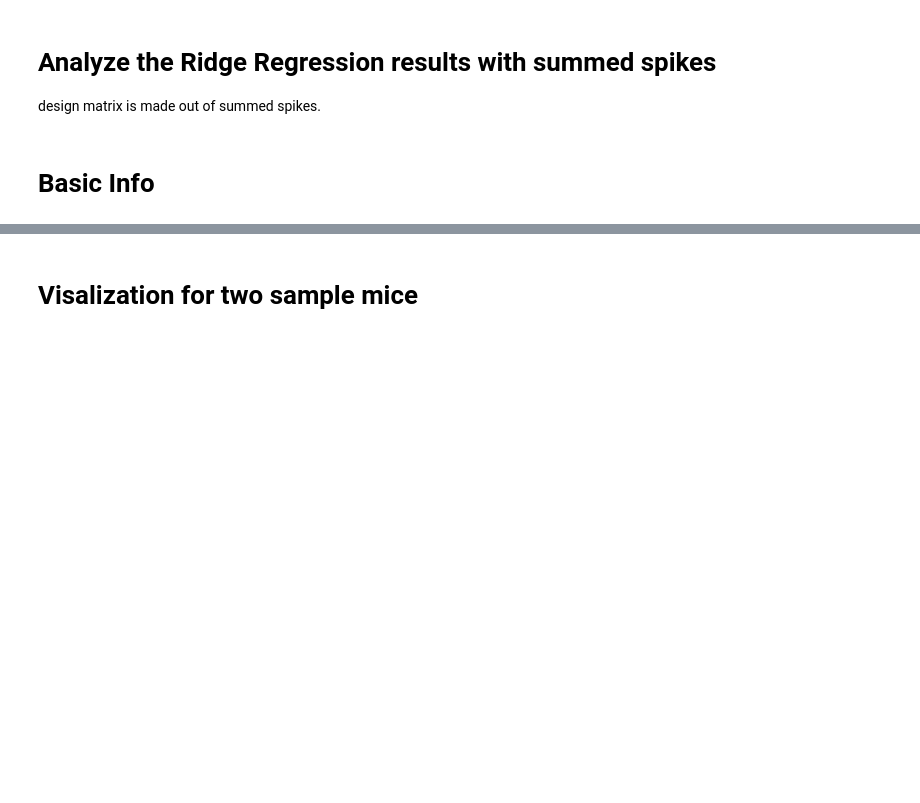
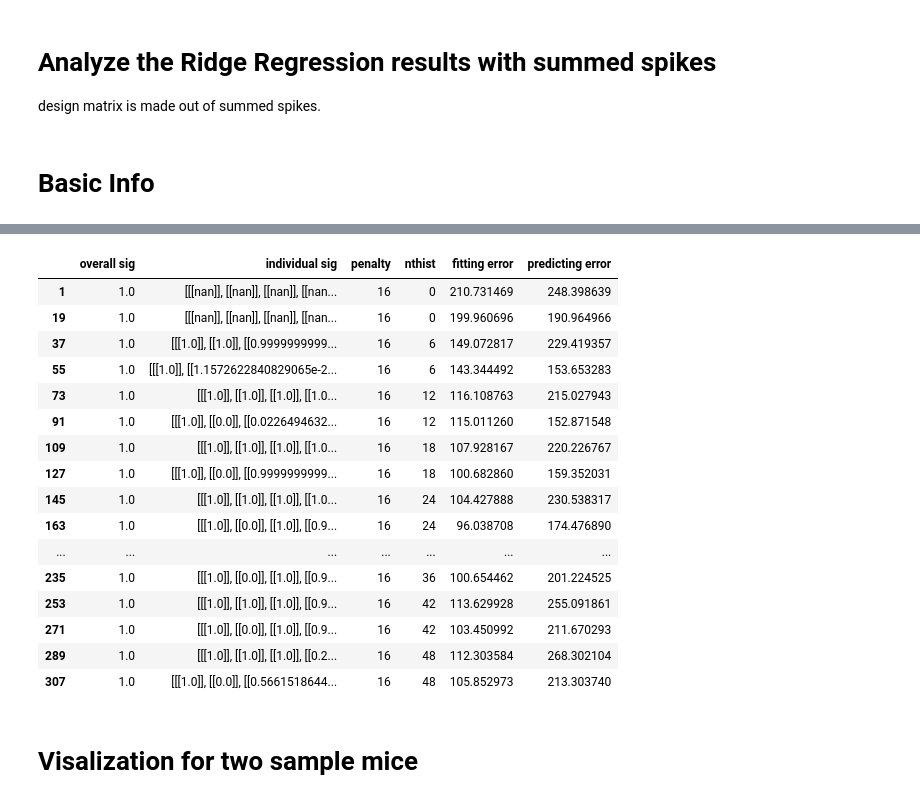
Before and after one commit to kisaragiRY/decoding-DG, a Jupyter notebook: notebooks/analysis_rr_summed_spikes.ipynb, the cells around one changed output, grey strips where cells are left out. Saved outputs shown, nothing was run; the diff lists cells and outputs as text; code cells hidden in the pictures; blank space fills up the shorter version.

```diff
--- a/notebooks/analysis_rr_summed_spikes.ipynb
+++ b/notebooks/analysis_rr_summed_spikes.ipynb
@@ -53,4 +53,24 @@ df
 324 rows × 6 columns
+# %%
+df[df["penalty"]==16]
+# %% [output]
+|  | overall sig | individual sig | penalty | nthist | fitting error | predicting error |
+| 1 | 1.0 | [[[nan]], [[nan]], [[nan]], [[nan... | 16 | 0 | 210.731469 | 248.398639 |
+| 19 | 1.0 | [[[nan]], [[nan]], [[nan]], [[nan... | 16 | 0 | 199.960696 | 190.964966 |
+| 37 | 1.0 | [[[1.0]], [[1.0]], [[0.9999999999... | 16 | 6 | 149.072817 | 229.419357 |
+| 55 | 1.0 | [[[1.0]], [[1.1572622840829065e-2... | 16 | 6 | 143.344492 | 153.653283 |
+| 73 | 1.0 | [[[1.0]], [[1.0]], [[1.0]], [[1.0... | 16 | 12 | 116.108763 | 215.027943 |
+| 91 | 1.0 | [[[1.0]], [[0.0]], [[0.0226494632... | 16 | 12 | 115.011260 | 152.871548 |
+| 109 | 1.0 | [[[1.0]], [[1.0]], [[1.0]], [[1.0... | 16 | 18 | 107.928167 | 220.226767 |
+| 127 | 1.0 | [[[1.0]], [[0.0]], [[0.9999999999... | 16 | 18 | 100.682860 | 159.352031 |
+| 145 | 1.0 | [[[1.0]], [[1.0]], [[1.0]], [[1.0... | 16 | 24 | 104.427888 | 230.538317 |
+| 163 | 1.0 | [[[1.0]], [[0.0]], [[1.0]], [[0.9... | 16 | 24 | 96.038708 | 174.476890 |
+| ... | ... | ... | ... | ... | ... | ... |
+| 235 | 1.0 | [[[1.0]], [[0.0]], [[1.0]], [[0.9... | 16 | 36 | 100.654462 | 201.224525 |
+| 253 | 1.0 | [[[1.0]], [[1.0]], [[1.0]], [[0.9... | 16 | 42 | 113.629928 | 255.091861 |
+| 271 | 1.0 | [[[1.0]], [[0.0]], [[1.0]], [[0.9... | 16 | 42 | 103.450992 | 211.670293 |
+| 289 | 1.0 | [[[1.0]], [[1.0]], [[1.0]], [[0.2... | 16 | 48 | 112.303584 | 268.302104 |
+| 307 | 1.0 | [[[1.0]], [[0.0]], [[0.5661518644... | 16 | 48 | 105.852973 | 213.303740 |
 # %% [markdown]
 # Visalization for two sample mice
 # %% [markdown]
```
Also changed, not shown: parts of 1 cell of this notebook.
